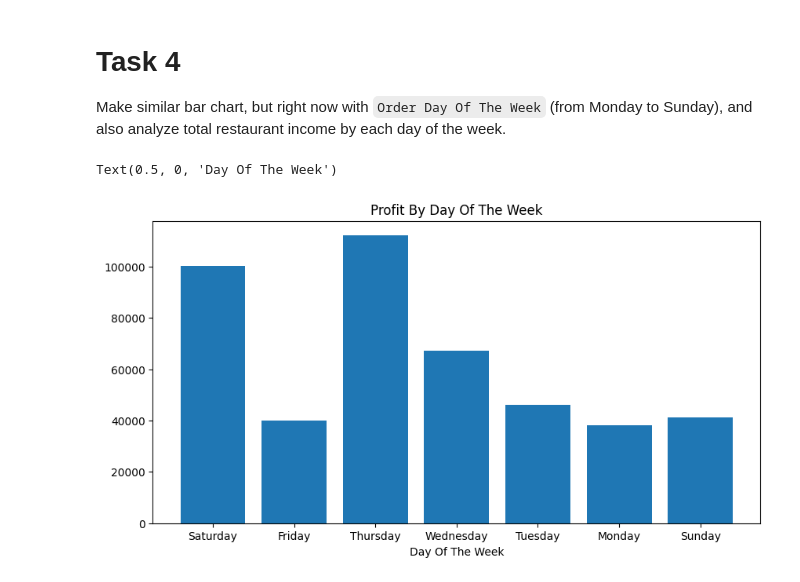
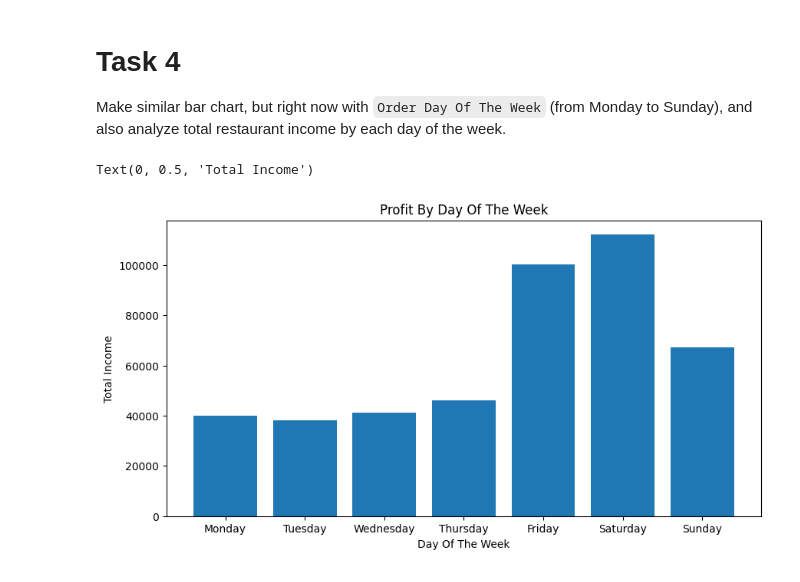
Before and after one commit to msymonovych/py-restaurant-data-analysis, a Jupyter notebook: app/main.ipynb, the cells around one changed output. Drawn from its saved outputs; the diff is of its cells as text; code cells hidden in the pictures.

```diff
--- a/app/main.ipynb
+++ b/app/main.ipynb
@@ -59,10 +59,13 @@ Example:
 # %%
 df["datetime"] = pd.to_datetime(df["datetime"])
 df["order_hour"] = df["datetime"].dt.hour
+df['order_time'] = df['datetime'].dt.time
 income = df.groupby("order_hour")["item_price"].sum()
 
 plt.figure(figsize=(15, 5))
 plt.bar(income.index, income.values)
+plt.xticks(income.index)
 plt.title("Profit by Order Hour")
 plt.xlabel("Order Hour")
+plt.ylabel("Total Income")
 # %% [output]
@@ -73,14 +76,15 @@ Text(0.5, 0, 'Order Hour')
 Make similar bar chart, but right now with `Order Day Of The Week` (from Monday to Sunday), and also analyze total restaurant income by each day of the week.
 # %%
 df["order_day"] = df["datetime"].dt.day_name()
-weekdays = df["order_day"].unique()
-income = df.groupby("order_day")["item_price"].sum()
-income.index = weekdays
+weekdays = ["Monday", "Tuesday", "Wednesday", "Thursday", "Friday", "Saturday", "Sunday"]
+
+income = df.groupby("order_day")["item_price"].sum().reindex(weekdays)
 
 plt.figure(figsize=(10, 5))
 plt.bar(income.index, income.values)
 plt.title("Profit By Day Of The Week")
 plt.xlabel("Day Of The Week")
+plt.ylabel("Total Income")
 # %% [output]
-Text(0.5, 0, 'Day Of The Week')
+Text(0, 0.5, 'Total Income')
-[figure, old version]
+[figure, new version]
```
Also changed, not shown: parts of 3 cells of this notebook.
